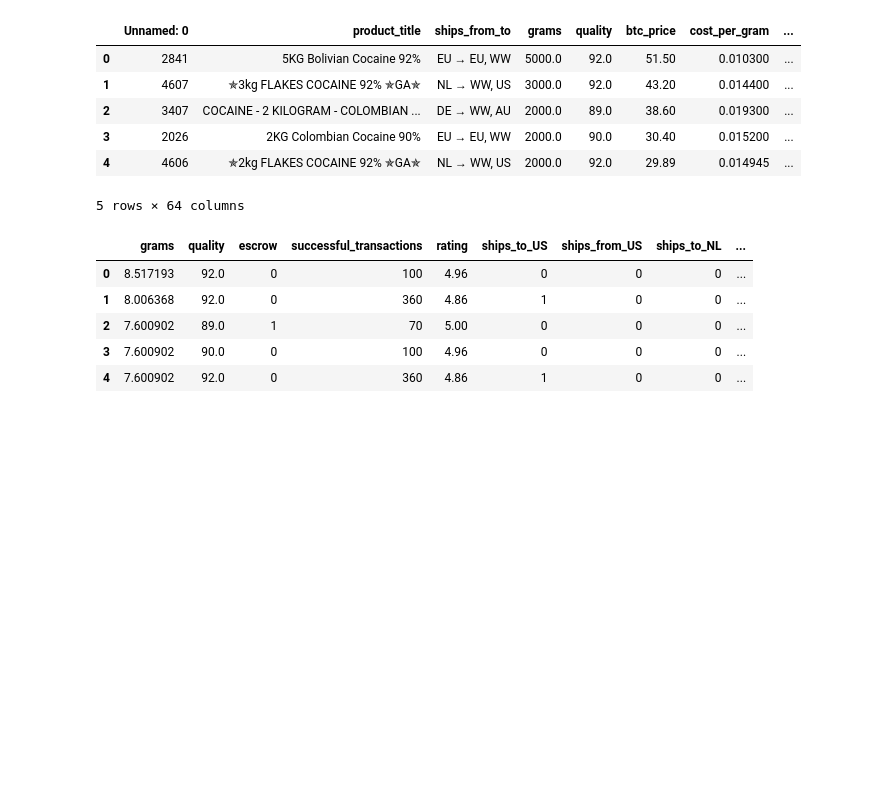
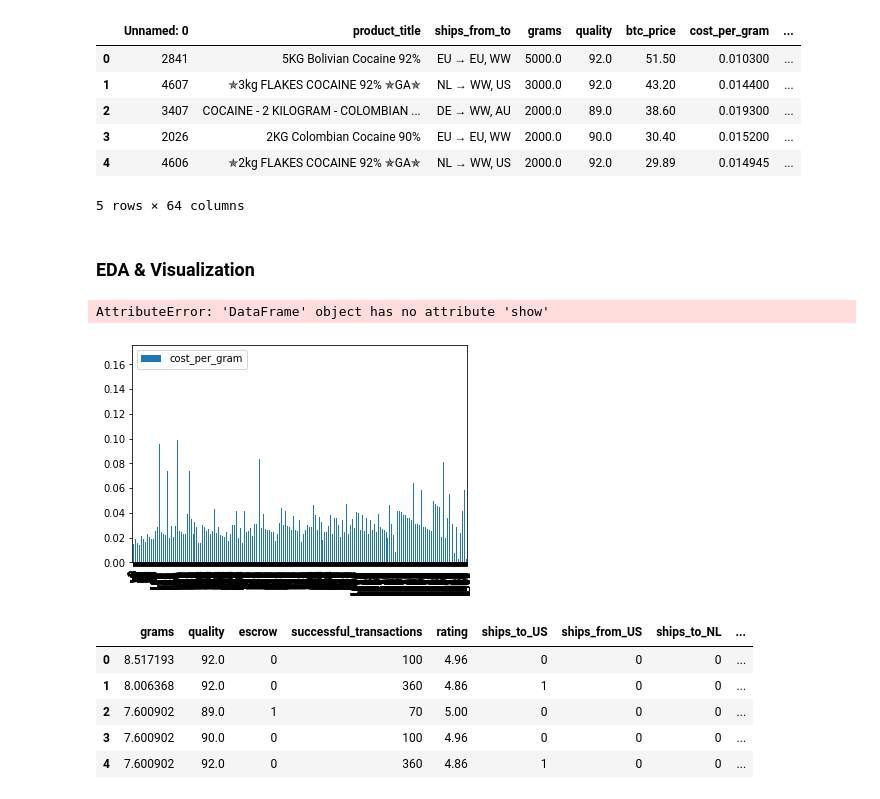
Before and after one commit to mundyreimer/dark_market_ml, a Jupyter notebook: mundys_copy.ipynb, the cells around one changed output. Drawn from its saved outputs; the diff is of its cells as text; code cells hidden in the pictures; blank space fills up the shorter version.

```diff
--- a/mundys_copy.ipynb
+++ b/mundys_copy.ipynb
@@ -54,6 +54,15 @@ df.head()
 | 3 | 2026 | 2KG Colombian Cocaine 90% | EU → EU, WW | 2000.0 | 90.0 | 30.40 | 0.015200 | ... |
 | 4 | 4606 | ✯2kg FLAKES COCAINE 92% ✯GA✯ | NL → WW, US | 2000.0 | 92.0 | 29.89 | 0.014945 | ... |
 5 rows × 64 columns
+# %% [markdown]
+### EDA & Visualization
+# %%
+df.plot.bar(
+           y="cost_per_gram")
+df.show()
+# %% [output]
+AttributeError: 'DataFrame' object has no attribute 'show'
+[figure, added]
 # %%
 # Grabbing y's
 y = df.btc_price
```
